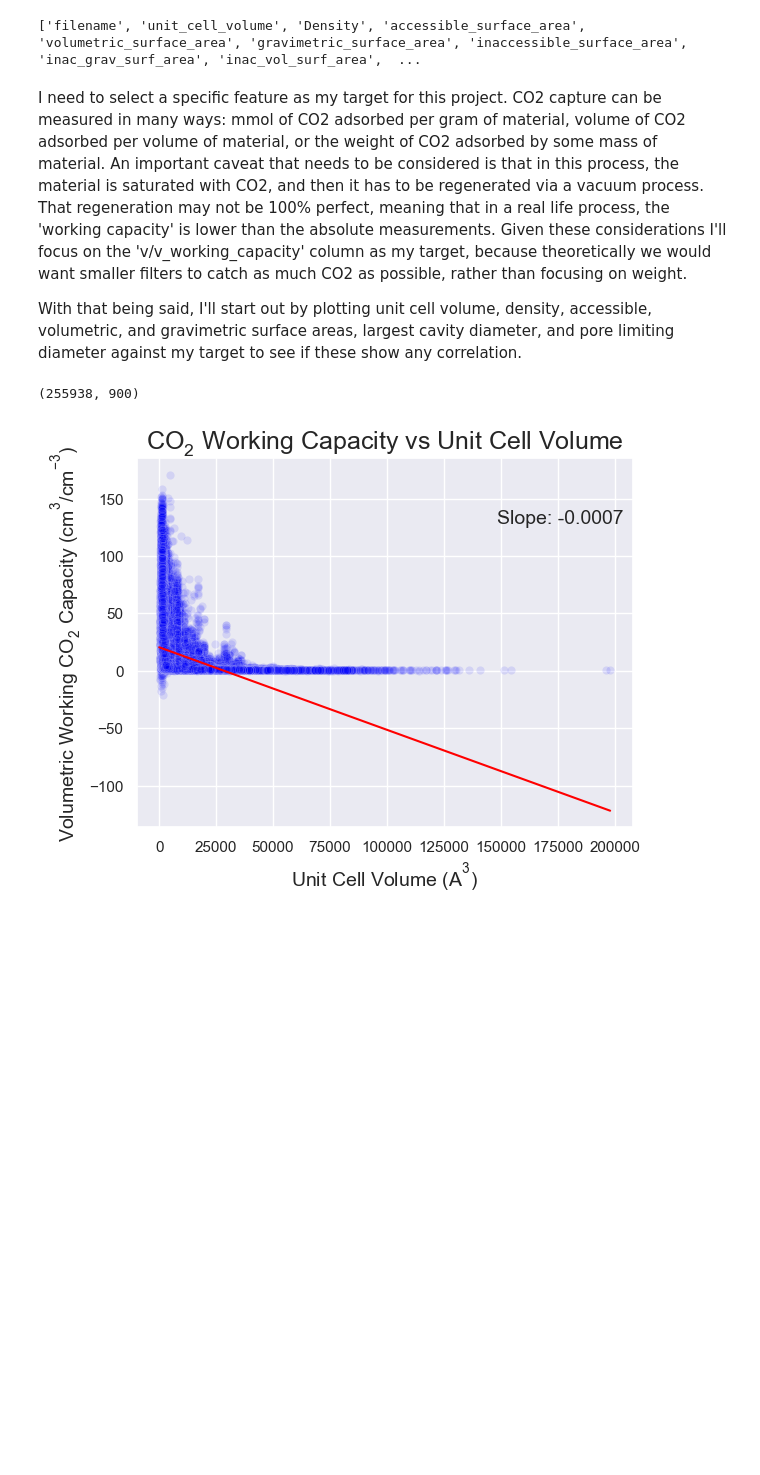
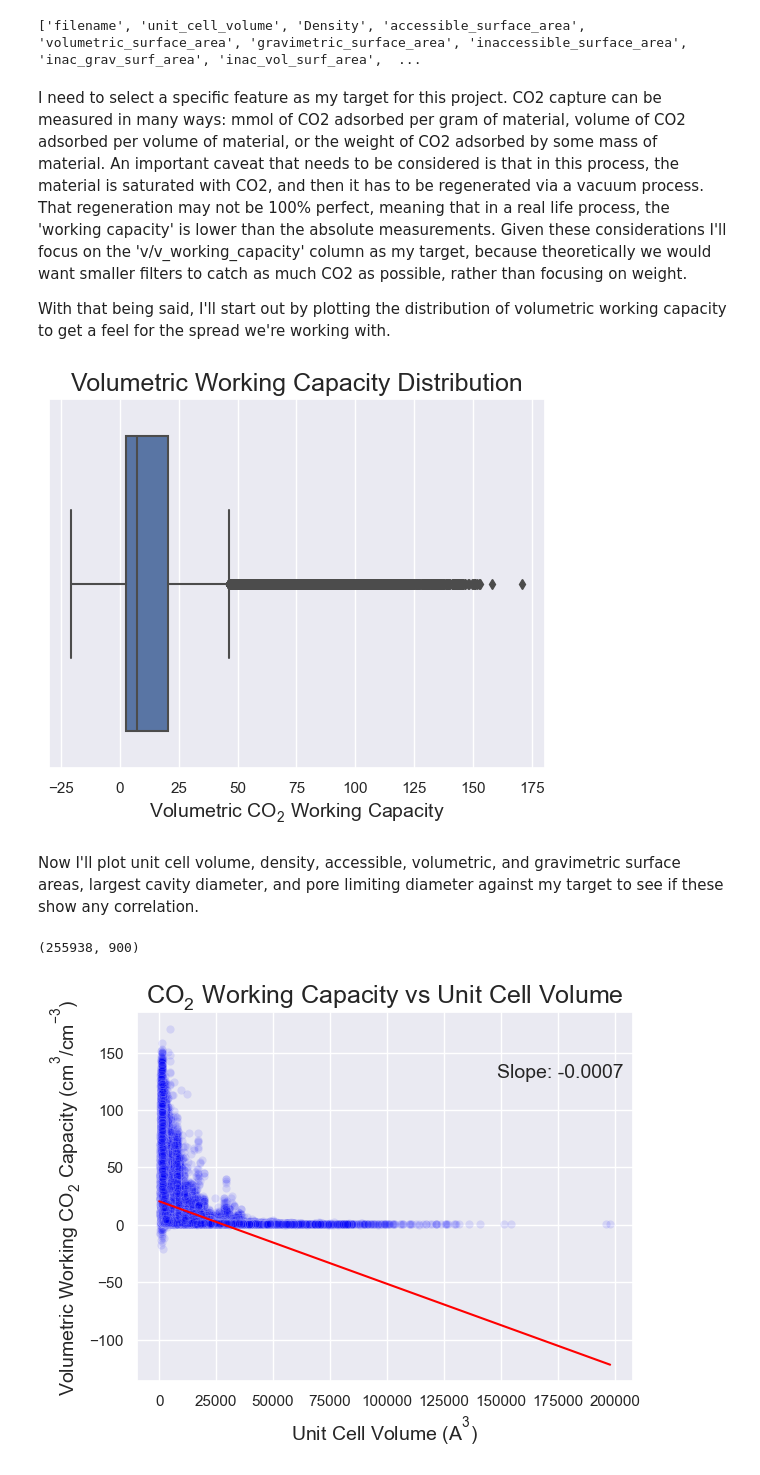
Before and after one commit to zjbrown0689/MOF-Capstone, a Jupyter notebook: notebooks/2_exploratory_data_analysis.ipynb, the cells around one changed output. Saved outputs shown, nothing was run; the diff lists cells and outputs as text; code cells hidden in the pictures; blank space fills up the shorter version.

```diff
--- a/notebooks/2_exploratory_data_analysis.ipynb
+++ b/notebooks/2_exploratory_data_analysis.ipynb
@@ -59,18 +59,28 @@ print(data.columns.tolist())
 # %% [markdown]
 I need to select a specific feature as my target for this project. CO2 capture can be measured in many ways: mmol of CO2 adsorbed per gram of material, volume of CO2 adsorbed per volume of material, or the weight of CO2 adsorbed by some mass of material. An important caveat that needs to be considered is that in this process, the material is saturated with CO2, and then it has to be regenerated via a vacuum process. That regeneration may not be 100% perfect, meaning that in a real life process, the 'working capacity' is lower than the absolute measurements. Given these considerations I'll focus on the 'v/v_working_capacity' column as my target, because theoretically we would want smaller filters to catch as much CO2 as possible, rather than focusing on weight.
 
-With that being said, I'll start out by plotting unit cell volume, density, accessible, volumetric, and gravimetric surface areas, largest cavity diameter, and pore limiting diameter against my target to see if these show any correlation.
+With that being said, I'll start out by plotting the distribution of volumetric working capacity to get a feel for the spread we're working with.
-# %%
-data.drop(columns=['Unnamed: 0'], inplace=True)
-data = data.dropna(subset='v/v_working_capacity')
-data.shape
-# %% [output]
-(255938, 900)
 # %%
 sns.set_theme('notebook')
 # %%
 from matplotlib import rcParams
 rcParams['mathtext.default'] = 'regular'
+# %%
+sns.boxplot(data = data, x = 'v/v_working_capacity')
+plt.xlabel('Volumetric $CO_2$ Working Capacity', fontsize = 14)
+plt.title('Volumetric Working Capacity Distribution', fontsize = 18)
+plt.savefig('../figures/vol_work_capac_dist.png',dpi=1200, bbox_inches='tight')
+plt.show()
+# %% [output]
+[figure, added]
+# %% [markdown]
+Now I'll plot unit cell volume, density, accessible, volumetric, and gravimetric surface areas, largest cavity diameter, and pore limiting diameter against my target to see if these show any correlation.
+# %%
+data.drop(columns=['Unnamed: 0'], inplace=True)
+data = data.dropna(subset='v/v_working_capacity')
+data.shape
+# %% [output]
+(255938, 900)
 # %%
 # Graphing an OLS correlation between a named feature and CO2 working capacity
 def correlate(feature, x_label, title):
```
Also changed, not shown: parts of 5 cells of this notebook, 3 other files.
